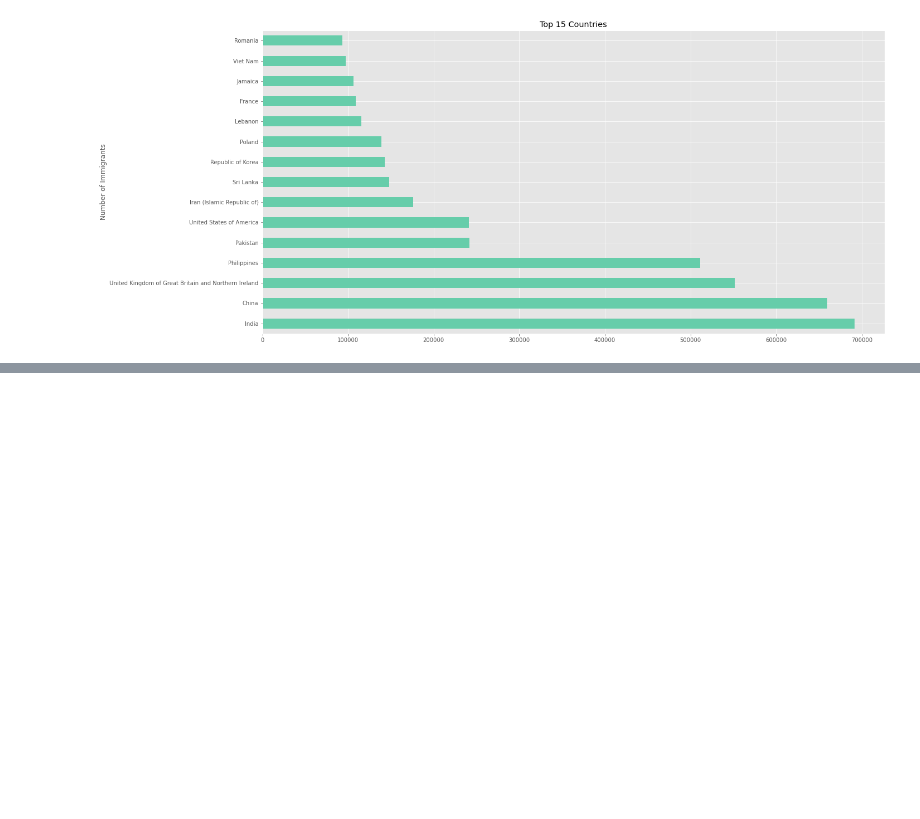
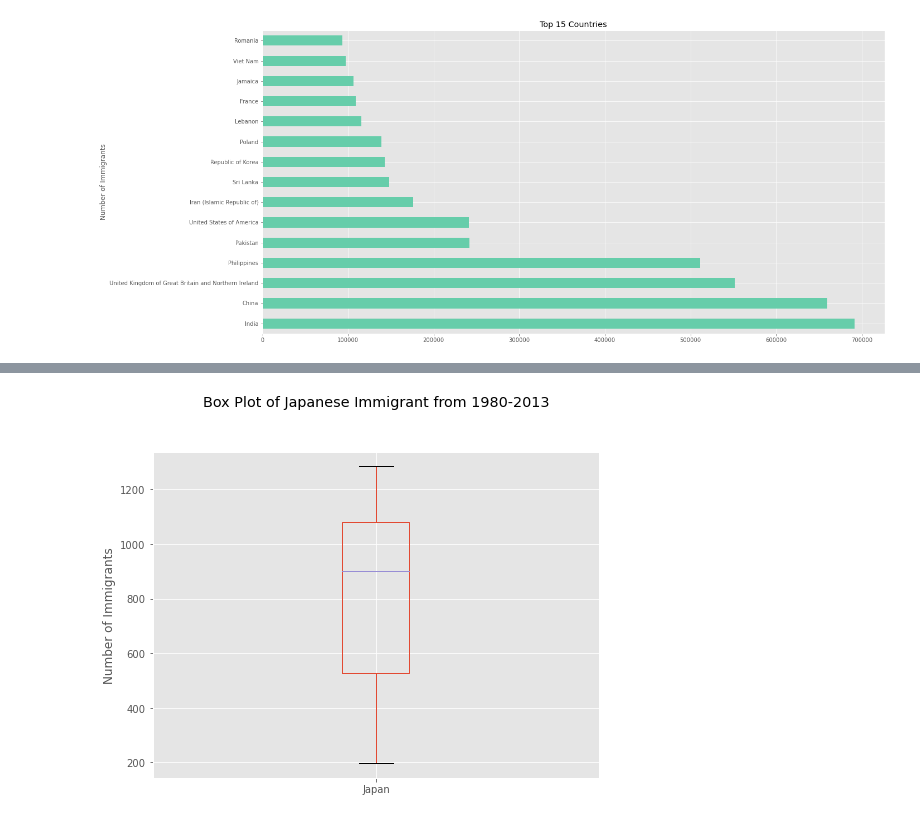
Before and after one commit to firdausnutrihadi/Hacktive8_Telkom, a Jupyter notebook: Sesi_7_Ulang.ipynb, the cells around one changed output, grey strips where cells are left out. Saved outputs shown, nothing was run; the diff lists cells and outputs as text; code cells hidden in the pictures; blank space fills up the shorter version.

```diff
--- a/Sesi_7_Ulang.ipynb
+++ b/Sesi_7_Ulang.ipynb
@@ -453,0 +525,2 @@ plt.show()
+# %%
+df_japan = df_can.loc[['Japan'],years].transpose()
@@ -453,0 +536,9 @@ plt.show()
+# %%
+df_japan.plot(kind='box',
+              figsize=(8,6)
+             )
+plt.title('Box Plot of Japanese Immigrant from 1980-2013', y = 1.12) #posisi title
+plt.ylabel('Number of Immigrants')
+plt.show()
+# %% [output]
+[figure, added]
```
Also changed, not shown: parts of 21 cells of this notebook, 1 other file.
